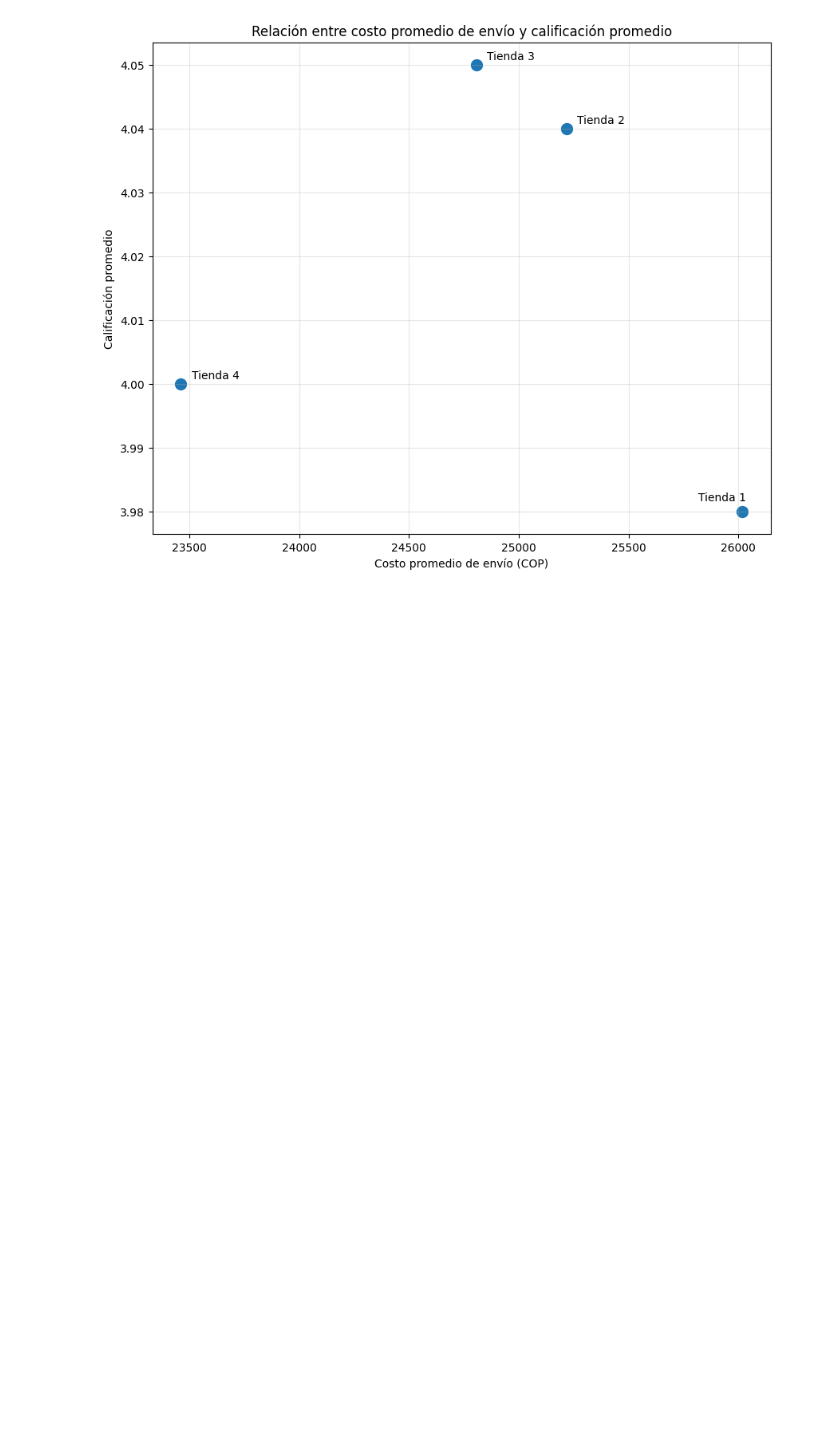
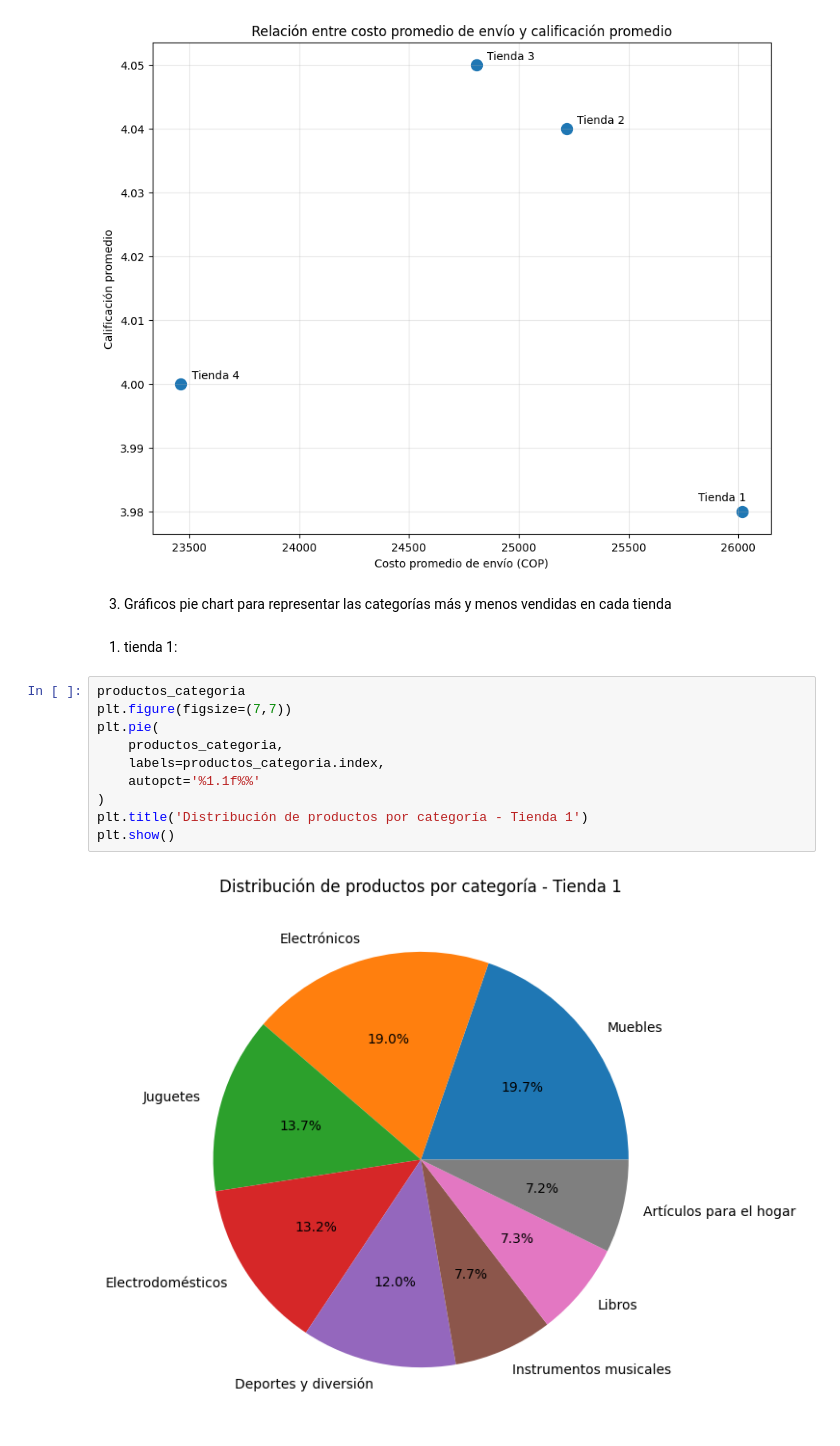
Before and after one commit to RientArlCroud/challenge2-an-lisis-de-datos, a Jupyter notebook: AluraStoreLatam.ipynb, the cells around one changed output. Cells and saved outputs as stored; diff of their text form; blank space fills up the shorter version.

Commit message:
Culminando gráficos para dar inicio a informe, hace falta crear es axs de la figura 4, revisar si es posible mostrar el promedio de calificación por empleado

```diff
--- a/AluraStoreLatam.ipynb
+++ b/AluraStoreLatam.ipynb
@@ -478,3 +476,19 @@ plt.grid(alpha=0.3)
 plt.show()
 # %% [output]
 [figure]
+# %% [markdown]
+3. Gráficos pie chart para representar las categorías más y menos vendidas en cada tienda
+# %% [markdown]
+1. tienda 1:
+# %%
+productos_categoria
+plt.figure(figsize=(7,7))
+plt.pie(
+    productos_categoria,
+    labels=productos_categoria.index,
+    autopct='%1.1f%%'
+)
+plt.title('Distribución de productos por categoría - Tienda 1')
+plt.show()
+# %% [output]
+[figure, added]
```
Also changed, not shown: parts of 19 cells of this notebook.
